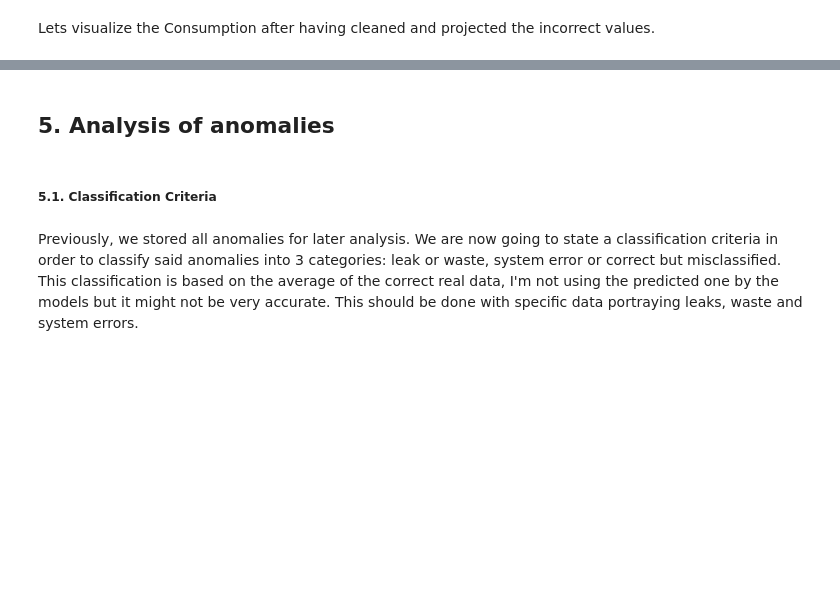
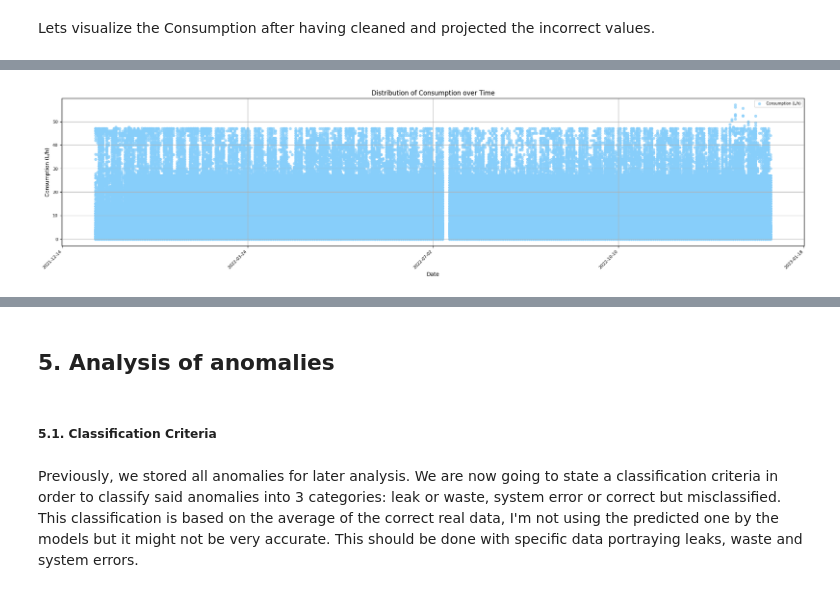
Before and after one commit to edithruizz/TFG, a Jupyter notebook: Python_Notebooks/dataset2_v2.ipynb, the cells around one changed output, grey strips where cells are left out. Drawn from its saved outputs; the diff is of its cells as text; code cells hidden in the pictures; blank space fills up the shorter version.

```diff
--- a/Python_Notebooks/dataset2_v2.ipynb
+++ b/Python_Notebooks/dataset2_v2.ipynb
@@ -603,12 +606,7 @@ We will now encode the variables that aren't numerical in order to work with the
 dataset2_filtered['Date'] = dataset2_filtered['Date'].astype(object)
 dataset2_filtered['Time'] = dataset2_filtered['Time'].astype(object)
 # %%
-# Label Encoder
-
-# Initialize LabelEncoder
-label_encoder = LabelEncoder()
-
-# Apply LabelEncoder to each column containing categorical data
+# Categorical columns to encode
 for column in dataset2_filtered.columns:
     if dataset2_filtered[column].dtype == 'object':
-        dataset2_filtered[column] = label_encoder.fit_transform(dataset2_filtered[column])
+        print(f'{column}')
@@ -1046,0 +1192,18 @@ Lets visualize the Consumption after having cleaned and projected the incorrect
+# %%
+# Distribution of normalized vs non normalized
+df_sorted = dataset2_filtered.sort_values(by='Date')
+
+plt.figure(figsize=(25, 5))
+plt.scatter(df_sorted["Date"], df_sorted["Consumption (L/h)"], color='lightskyblue',  marker='o', s=20, alpha=0.7, label='Consumption (L/h)')
+plt.title("Distribution of Consumption over Time", fontsize=12)
+plt.xlabel("Date", fontsize=10)
+plt.ylabel("Consumption (L/h)", fontsize=10)
+plt.xticks(rotation=45, ha='right', fontsize=8)
+plt.yticks(fontsize=8)
+plt.grid(True)
+plt.legend(fontsize=7)
+tick_frequency = 100
+plt.gca().xaxis.set_major_locator(mdates.DayLocator(interval=tick_frequency))
+plt.show()
+# %% [output]
+[figure, added]
```
Also changed, not shown: parts of 26 cells of this notebook, 2 other files.
